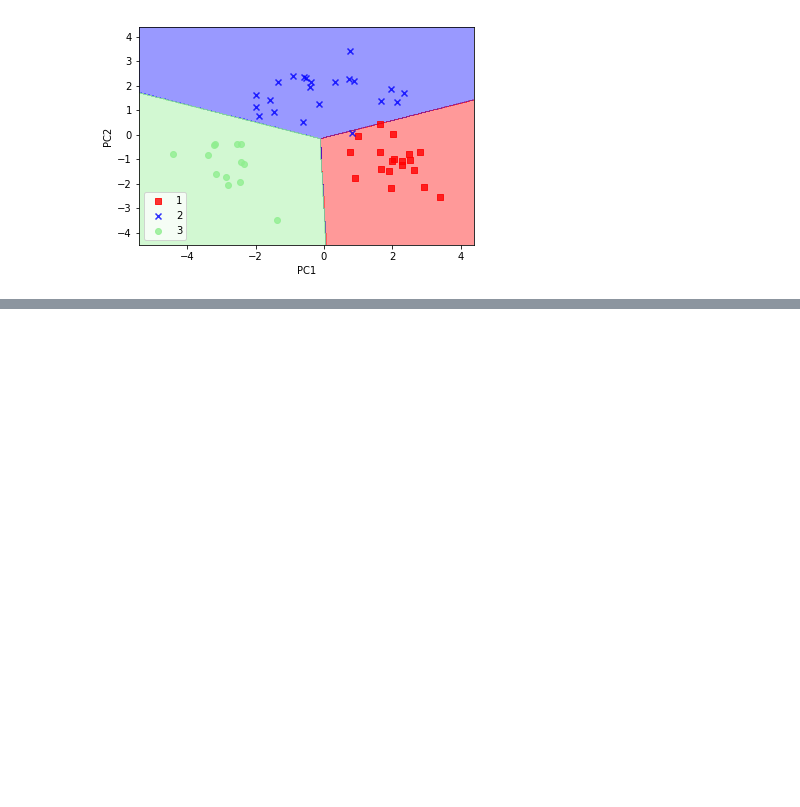
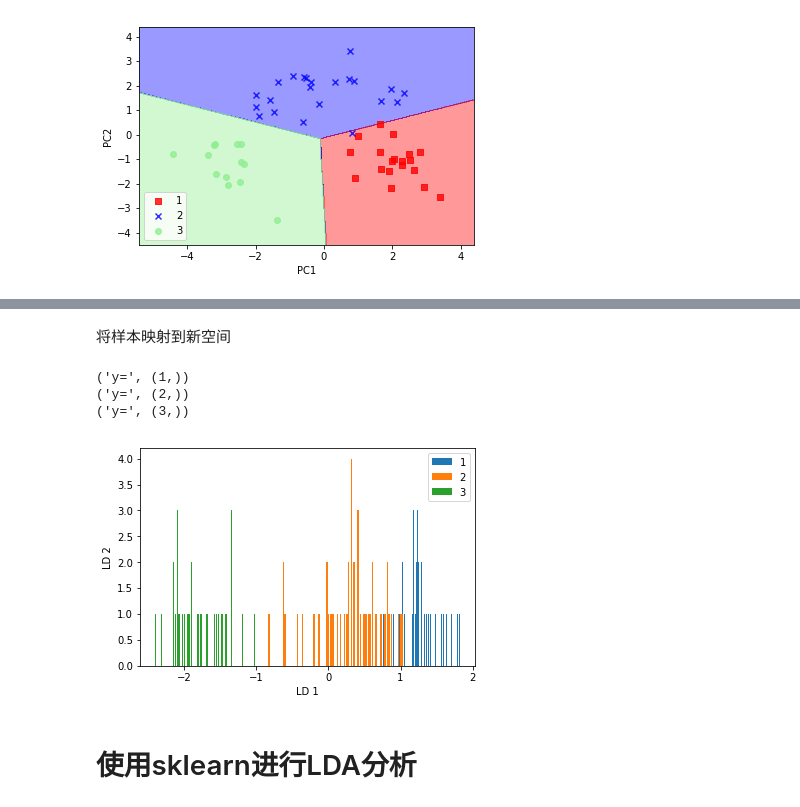
Before and after one commit to JozeeLin/python-, a Jupyter notebook: ch05/数据降维.ipynb, the cells around one changed output, grey strips where cells are left out. Saved outputs shown, nothing was run; the diff lists cells and outputs as text; code cells hidden in the pictures; blank space fills up the shorter version.

```diff
--- a/ch05/数据降维.ipynb
+++ b/ch05/数据降维.ipynb
@@ -172,0 +256,6 @@ plt.show()
+# %%
+eigen_pairs = [(np.abs(eigen_vals[i]), eigen_vecs[:,i]) for i in range(len(eigen_vals))]
+eigen_pairs = sorted(eigen_pairs, key=lambda k: k[0], reverse=True)
+print('Eigenvalues in decreasing order: \n')
+for eigen_val in eigen_pairs:
+    print(eigen_val[0])
@@ -172,0 +292,2 @@ plt.show()
+# %%
+w = eigen_pairs[0][1][:, np.newaxis].real
@@ -172,0 +310,21 @@ plt.show()
+# %% [markdown]
+将样本映射到新空间
+# %%
+X_train_lda = X_train_std.dot(w)
+colors = ['r','b','g']
+markers = ['s','x','o']
+for l in zip(np.unique(y_train)):
+    print('y=',l)
+    plt.hist(X_train_lda[y_train==l, 0],bins=100, label=l)
+
+plt.xlabel('LD 1')
+plt.ylabel('LD 2')
+plt.legend(loc='upper right')
+plt.show()
+# %% [output]
+('y=', (1,))
+('y=', (2,))
+('y=', (3,))
+[figure, added]
+# %% [markdown]
+# 使用sklearn进行LDA分析
```
Also changed, not shown: parts of 44 cells of this notebook, 2 other files.
